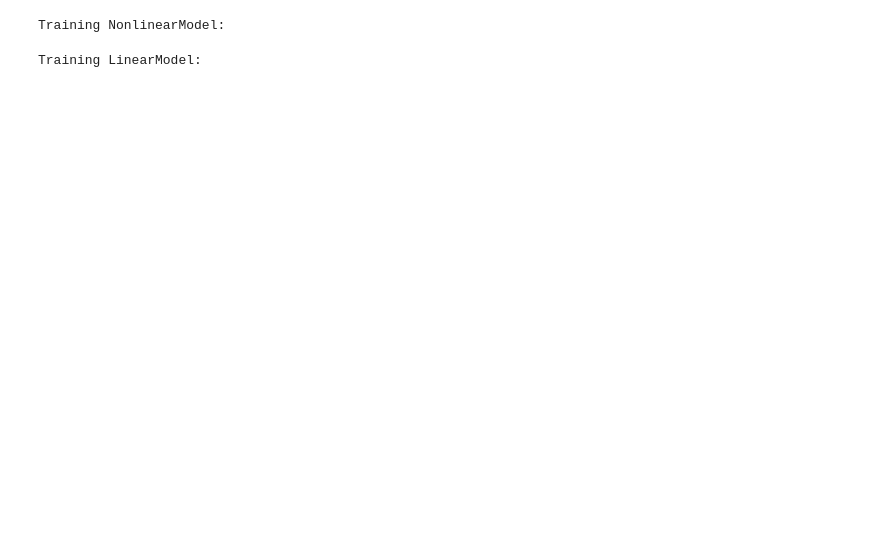
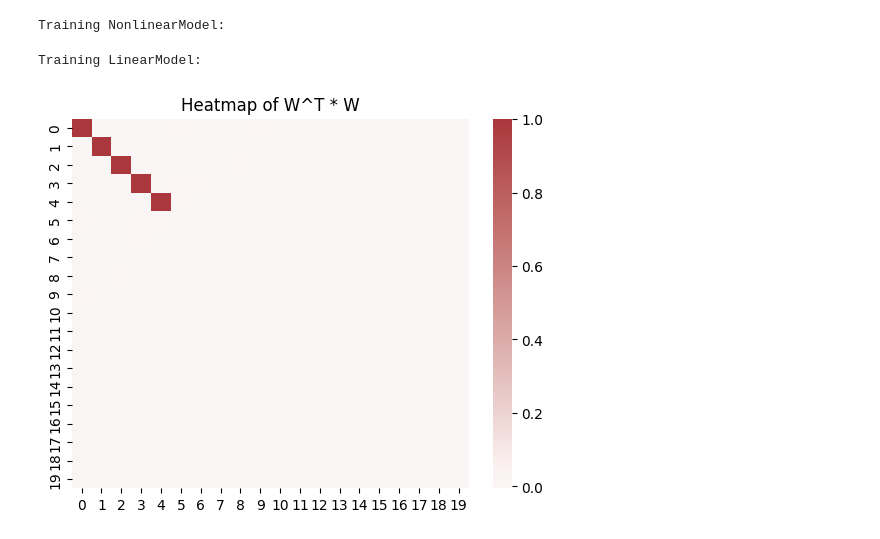
Before and after one commit to Jannoshh/superposition, a Jupyter notebook: superposition.ipynb, the cells around one changed output. Cells and saved outputs as stored; diff of their text form; code cells hidden in the pictures; blank space fills up the shorter version.

Commit message:
switch to seaborn for heatmaps

```diff
--- a/superposition.ipynb
+++ b/superposition.ipynb
@@ -74,12 +74,15 @@ train_model(linear_model)
 Training NonlinearModel:
 Training LinearModel:
 # %%
-import plotly.graph_objects as go
+import matplotlib.pyplot as plt
+import seaborn as sns
 
 # Compute the matrix W^T * W
 matrix = linear_model.w.detach().mm(linear_model.w.detach().t()).numpy()
 
-# Create heatmap using plotly
-fig = go.Figure(data=go.Heatmap(z=matrix, colorscale='RdBu', zmid=0))
-fig.show()
+sns.heatmap(matrix, cmap='vlag', annot=False, center=0)
+plt.title("Heatmap of W^T * W")
+plt.show()
+# %% [output]
+[figure, added]
 # %%
```
Also changed, not shown: parts of 1 cell of this notebook.
